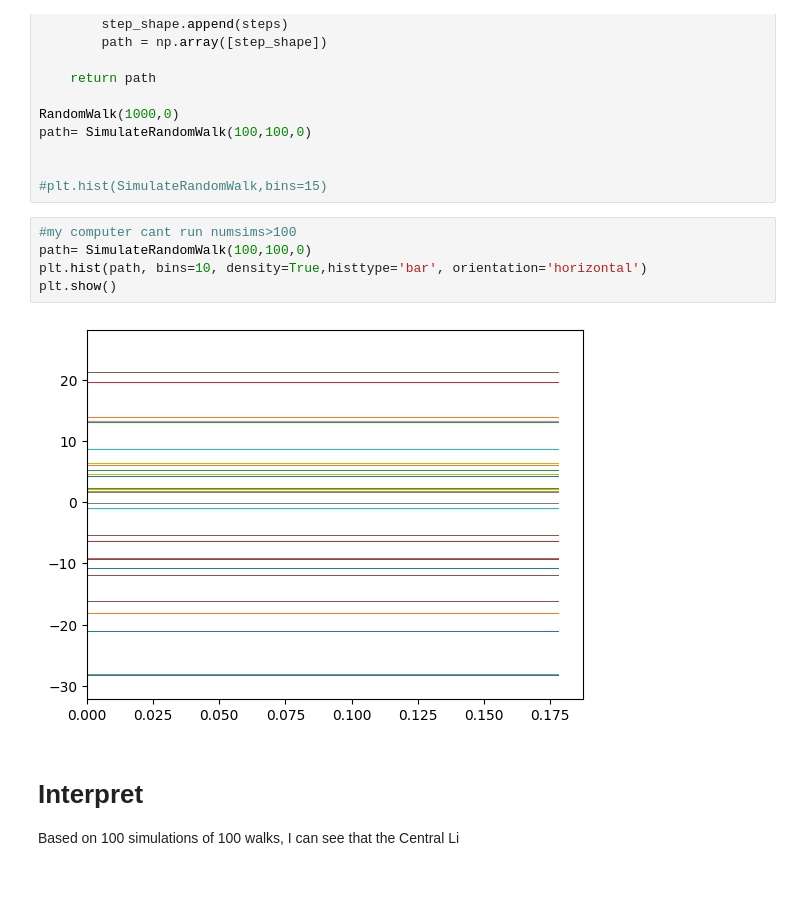
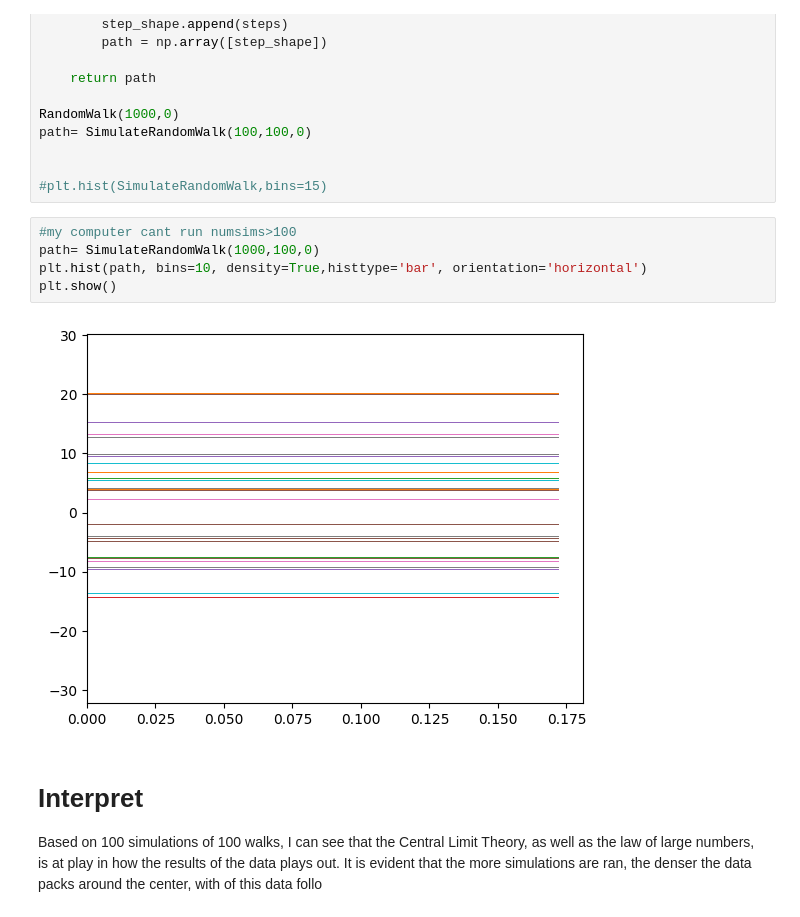
Before and after one commit to wristi/Data-3401, a Jupyter notebook: Labs/Lab8/Lab8.ipynb, the cells around one changed output. Saved outputs shown, nothing was run; the diff lists cells and outputs as text; blank space fills up the shorter version.

```diff
--- a/Labs/Lab8/Lab8.ipynb
+++ b/Labs/Lab8/Lab8.ipynb
@@ -95,11 +133,11 @@ path= SimulateRandomWalk(100,100,0)
 #plt.hist(SimulateRandomWalk,bins=15)
 # %%
 #my computer cant run numsims>100
-path= SimulateRandomWalk(100,100,0)
+path= SimulateRandomWalk(1000,100,0)
 plt.hist(path, bins=10, density=True,histtype='bar', orientation='horizontal')
 plt.show()
 # %% [output]
-[figure, old version]
+[figure, new version]
 # %% [markdown]
 # Interpret
-Based on 100 simulations of 100 walks, I can see that the Central Li
+Based on 100 simulations of 100 walks, I can see that the Central Limit Theory, as well as the law of large numbers, is at play in how the results of the data plays out. It is evident that the more simulations are ran, the denser the data packs around the center, with  of this data follo
```
Also changed, not shown: parts of 3 cells of this notebook.
